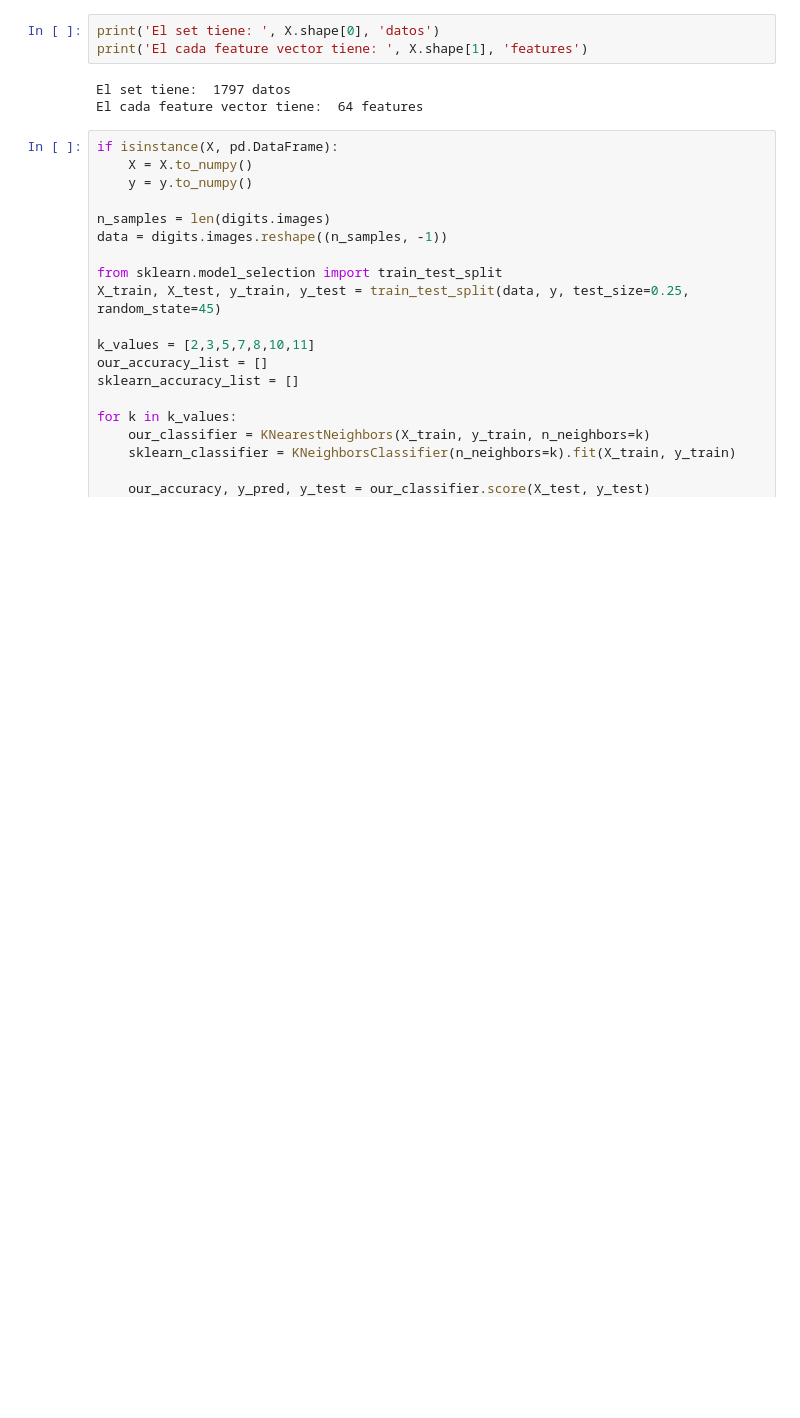
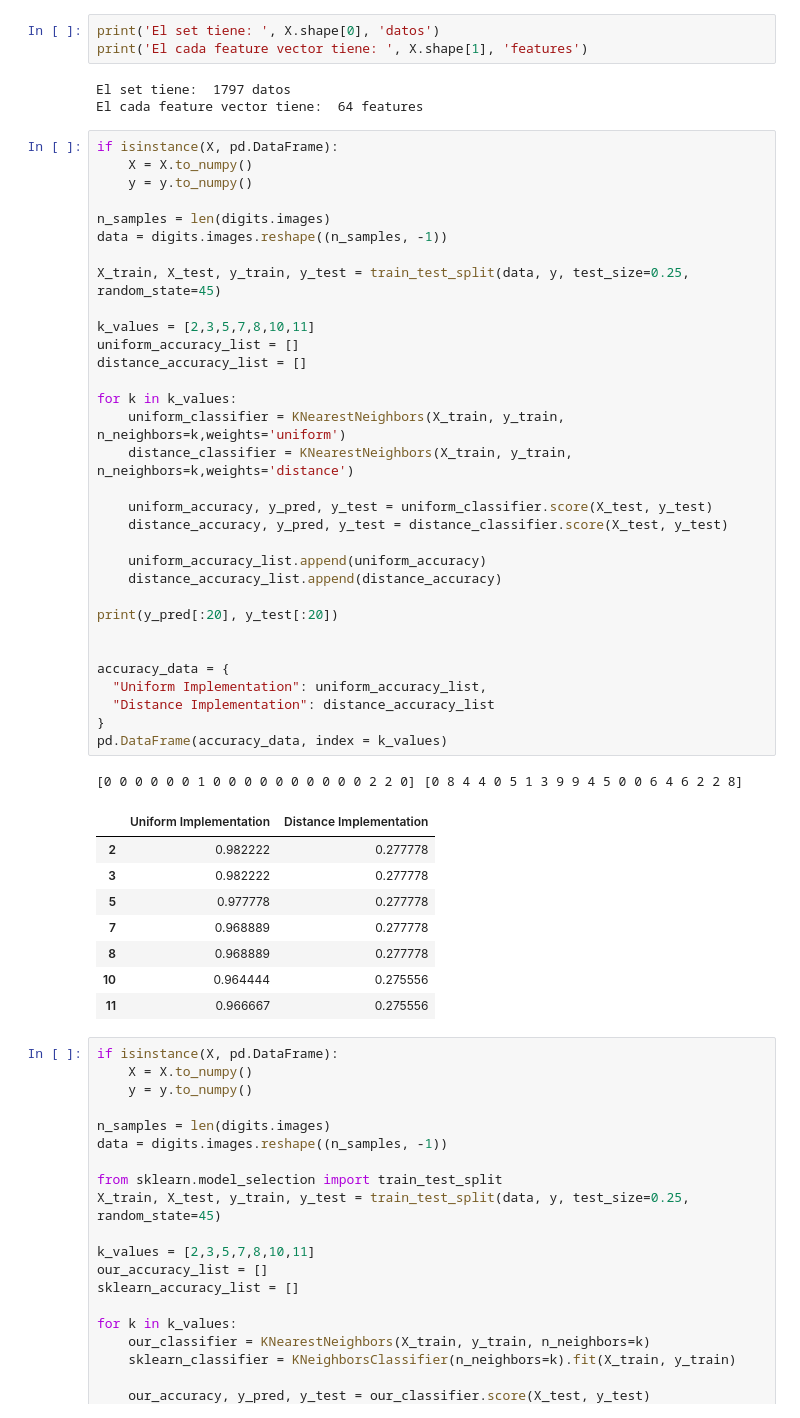
Before and after one commit to JulianCamacho/CE-5506-Reconocimiento-de-Patrones, a Jupyter notebook: KNearestNeighbors/knn.ipynb, the cells around one changed output. Cells and saved outputs as stored; diff of their text form; blank space fills up the shorter version.

```diff
--- a/KNearestNeighbors/knn.ipynb
+++ b/KNearestNeighbors/knn.ipynb
@@ -283,6 +283,48 @@ print('El cada feature vector tiene: ', X.shape[1], 'features')
 # %% [output]
 El set tiene:  1797 datos
 El cada feature vector tiene:  64 features
+# %%
+if isinstance(X, pd.DataFrame):
+    X = X.to_numpy()
+    y = y.to_numpy()
+
+n_samples = len(digits.images)
+data = digits.images.reshape((n_samples, -1))
+
+X_train, X_test, y_train, y_test = train_test_split(data, y, test_size=0.25, random_state=45)
+
+k_values = [2,3,5,7,8,10,11]
+uniform_accuracy_list = []
+distance_accuracy_list = []
+
+for k in k_values:
+    uniform_classifier = KNearestNeighbors(X_train, y_train, n_neighbors=k,weights='uniform')
+    distance_classifier = KNearestNeighbors(X_train, y_train, n_neighbors=k,weights='distance')
+
+    uniform_accuracy, y_pred, y_test = uniform_classifier.score(X_test, y_test)
+    distance_accuracy, y_pred, y_test = distance_classifier.score(X_test, y_test)
+
+    uniform_accuracy_list.append(uniform_accuracy)
+    distance_accuracy_list.append(distance_accuracy)
+
+print(y_pred[:20], y_test[:20])
+
+
+accuracy_data = {
+  "Uniform Implementation": uniform_accuracy_list,
+  "Distance Implementation": distance_accuracy_list
+}
+pd.DataFrame(accuracy_data, index = k_values)
+# %% [output]
+[0 0 0 0 0 0 1 0 0 0 0 0 0 0 0 0 0 2 2 0] [0 8 4 4 0 5 1 3 9 9 4 5 0 0 6 4 6 2 2 8]
+|  | Uniform Implementation | Distance Implementation |
+| 2 | 0.982222 | 0.277778 |
+| 3 | 0.982222 | 0.277778 |
+| 5 | 0.977778 | 0.277778 |
+| 7 | 0.968889 | 0.277778 |
+| 8 | 0.968889 | 0.277778 |
+| 10 | 0.964444 | 0.275556 |
+| 11 | 0.966667 | 0.275556 |
 # %%
 if isinstance(X, pd.DataFrame):
     X = X.to_numpy()
```
Also changed, not shown: parts of 4 cells of this notebook.
